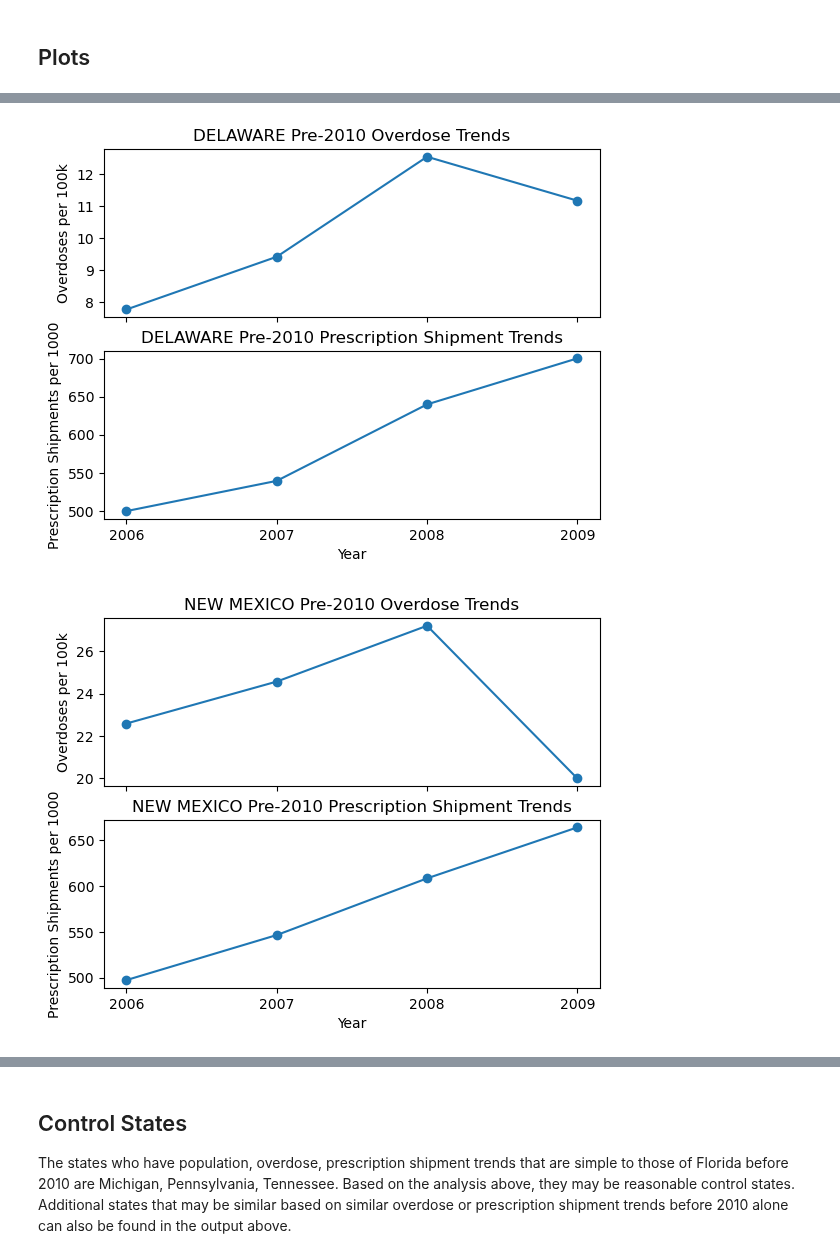
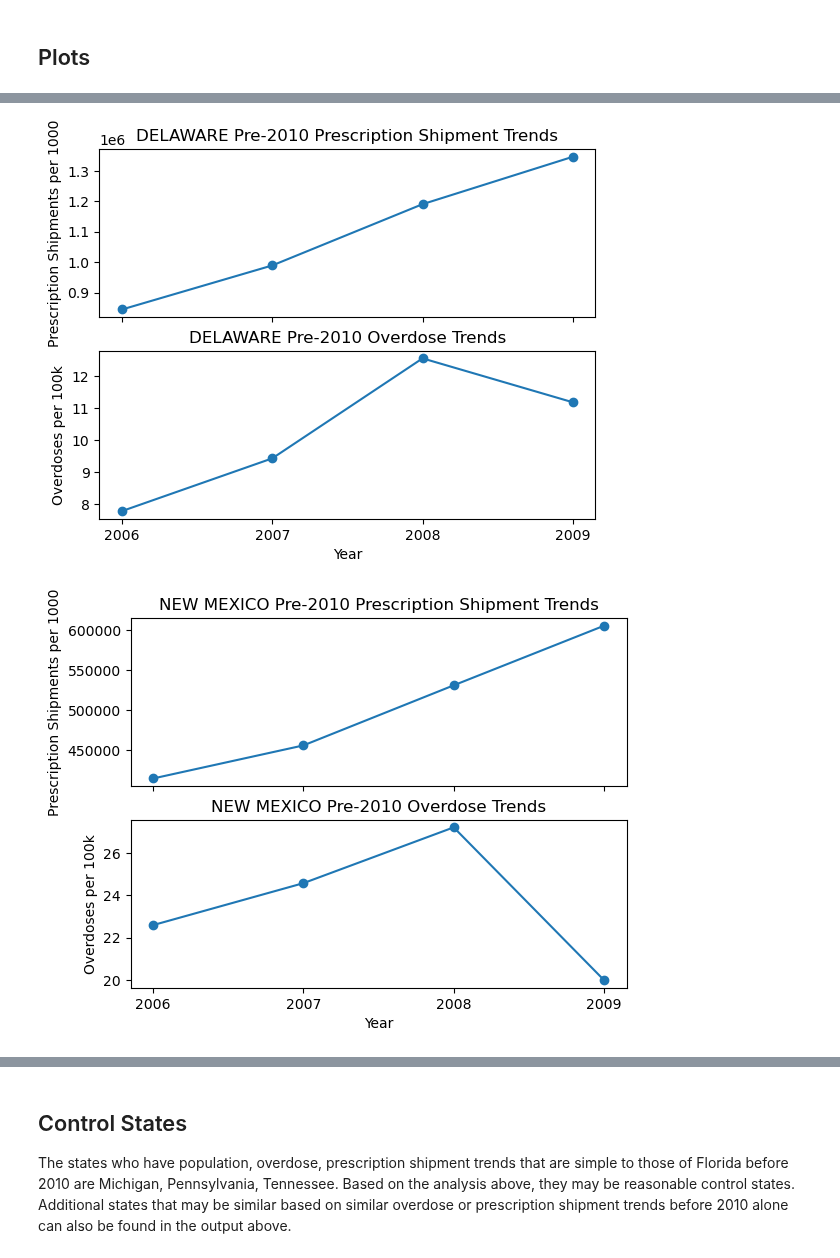
Before and after one commit to rakiranelson/IDS590-Opioids-Final-Project, a Jupyter notebook: opioid_project_control_testing.ipynb, the cells around one changed output, grey strips where cells are left out. Saved outputs shown, nothing was run; the diff lists cells and outputs as text; code cells hidden in the pictures.

Commit message:
changed prescriptions to mme, updated control states, created new version of memo

```diff
--- a/opioid_project_control_testing.ipynb
+++ b/opioid_project_control_testing.ipynb
@@ -28,10 +17,10 @@ opioids
 # %%
 # exploration
-florida_pre = opioids[opioids["state"] == "FLORIDA"]
-florida_pre = florida_pre[florida_pre["year"] < 2010]
+florida_pre_prescription = opioids_prescriptions[opioids_prescriptions["state"] == "FLORIDA"]
+florida_pre_prescription = florida_pre_prescription[florida_pre_prescription["year"] < 2010]
 
-florida_overdose_pre = florida_pre.groupby("year")["overdose_per_100k"].mean()
-florida_prescription_pre = florida_pre.groupby("year")["prescriptions_per_1000"].mean()
+florida_pre_deaths = opioids_deaths[opioids_deaths["state"] == "FLORIDA"]
+florida_pre_deaths = florida_pre_deaths[florida_pre_deaths["year"] < 2010]
 
-print(florida_overdose_pre)
-print(florida_prescription_pre)
+florida_prescription_pre = florida_pre_prescription.groupby("year")["mme_per_1000"].mean()
+florida_overdose_pre = florida_pre_deaths.groupby("year")["overdose_per_100k"].mean()
@@ -59,7 +35,7 @@ threshold1 = 0.10  # 10% of florida's _____-
 threshold2 = 0.15
 threshold3 = 0.30
 
-pre_2010 = opioids[opioids["year"] < 2010]
+pre_2010 = opioids_prescriptions[opioids_prescriptions["year"] < 2010]
 states = pre_2010["state"].unique()
 
 # similar avg pop
@@ -89,7 +65,7 @@ for state in states:
 
     data = pre_2010[pre_2010["state"] == state]
     data_overdose = data.groupby("year")["overdose_per_100k"].mean()
-    data_prescription = data.groupby("year")["prescriptions_per_1000"].mean()
+    data_prescription = data.groupby("year")["mme_per_1000"].mean()
 
     # compute that state's slope differences
     state_overdose_change = data_overdose.diff().dropna()
@@ -144,8 +120,6 @@ top 10 states with similar prescription shipment trends:
 # %% [markdown]
 ## Plots
 # %%
-# similar_states = ["FLORIDA", "MICHIGAN", "PENNSYLVANIA", "TENNESSEE"]
-
 similar_states = [
     # list from top 10 states with similar prescription shipment trends + florida for the loop
     "FLORIDA",
@@ -159,29 +133,37 @@ similar_states = [
     "NEVADA",
     "KENTUCKY",
     "OHIO",
+    "COLORADO",
+    "ALABAMA",
+    "GEORGIA"
 ]
 
 
 for state in similar_states:
     fig, (ax1, ax2) = plt.subplots(2, 1, sharex=True)
 
-    data = pre_2010.copy()
-    data = data[data["state"] == state]
+    data_prescription = opioids_prescriptions[opioids_prescriptions["year"] < 2010]
+    data_prescription = data_prescription[data_prescription["state"] == state]
+    data_deaths = opioids_deaths[opioids_deaths["year"] < 2010]
+    data_deaths = data_deaths[data_deaths["state"] == state]
 
-    data = data.groupby("year")[
-        ["population", "overdose_per_100k", "prescriptions_per_1000"]
-    ].mean()
+    m1 = data_deaths.groupby("year")["overdose_per_100k"].mean()
+    m2 = data_prescription.groupby("year")["mme_per_1000"].mean()
+    data = pd.concat([m1, m2], axis=1)
 
-    ax1.scatter(data.index, data["overdose_per_100k"])
-    ax1.plot(data.index, data["overdose_per_100k"])
+    ax1.scatter(data.index, data["mme_per_1000"])
+    ax1.plot(data.index, data["mme_per_1000"])
 
-    ax2.scatter(data.index, data["prescriptions_per_1000"])
-    ax2.plot(data.index, data["prescriptions_per_1000"])
+    ax2.scatter(data.index, data["overdose_per_100k"])
+    ax2.plot(data.index, data["overdose_per_100k"])
 
-    ax1.set(title=f"{state} Pre-2010 Overdose Trends", ylabel="Overdoses per 100k")
-    ax2.set(
+    ax1.set(
         title=f"{state} Pre-2010 Prescription Shipment Trends",
         ylabel="Prescription Shipments per 1000",
+    )
+    ax2.set(
+        title=f"{state} Pre-2010 Overdose Trends",
+        ylabel="Overdoses per 100k",
         xlabel="Year",
         xticks=data.index.astype(int),
     )
@@ -192,2 +174,2 @@ for state in similar_states:
-[figure, old version]
+[figure, new version]
-[figure, old version]
+[figure, new version]
```
Also changed, not shown: parts of 4 cells of this notebook, 3 other files.
